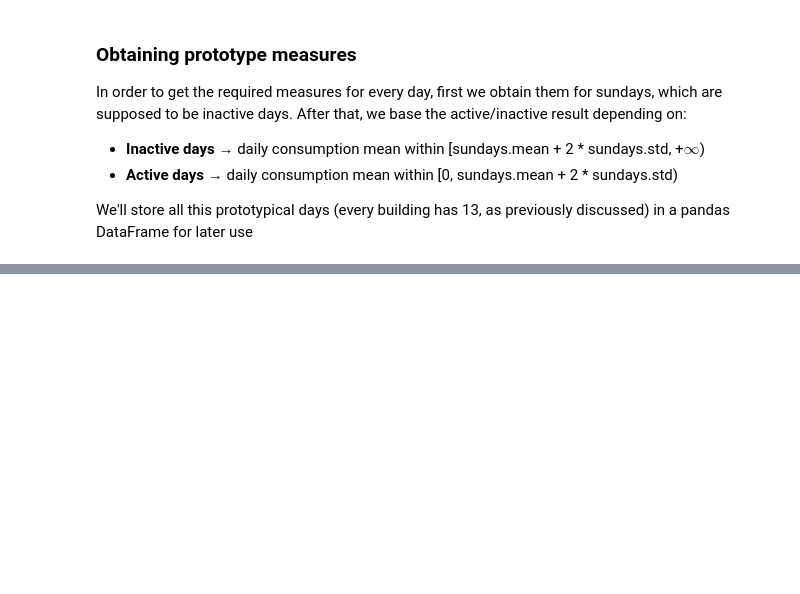
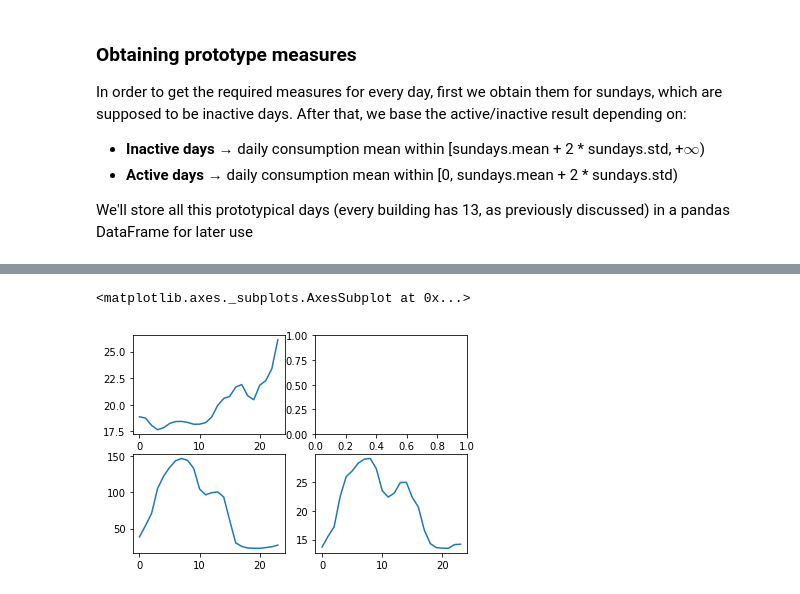
Before and after one commit to thmasker/DAntE, a Jupyter notebook: notebook/data-preprocessing/weekday_prototypes.ipynb, the cells around one changed output, grey strips where cells are left out. Drawn from its saved outputs; the diff is of its cells as text; code cells hidden in the pictures; blank space fills up the shorter version.

```diff
--- a/notebook/data-preprocessing/weekday_prototypes.ipynb
+++ b/notebook/data-preprocessing/weekday_prototypes.ipynb
@@ -66,10 +106,4 @@ def get_prototype(df: pd.DataFrame, counter_id: int, weekday: int, active: bool)
 # %%
-clean_df = raw_df.dropna()
-
-sundays = clean_df[clean_df.index.weekday == 6] # Select Sundays
-threshold = get_threshold(sundays)
-
-prototypes = get_prototype(sundays, counter_id, 6, False) # Get Sundays prototype
 for i in range(0, 6):
     df = clean_df[clean_df.index.weekday == i]
     df.loc[:, 'mean'] = df.mean(axis=1) # Calculate daily consumption mean
@@ -80,5 +114,6 @@ for i in range(0, 6):
     df_i = df.loc[df['mean'] < threshold] # Select inactive days
     prototypes = prototypes.append(get_prototype(df_i, counter_id, i, False))
 
+prototypes.reset_index(drop=True, inplace=True)
 prototypes
 # %% [output]
@@ -109,0 +135,8 @@ See the caveats in the documentation: https://pandas.pydata.org/pandas-docs/stab
+# %%
+fig, axes = plt.subplots(nrows=2, ncols=2)
+prototypes.iloc[0, 3:].plot(ax=axes[0,0])
+prototypes.iloc[1, 3:].plot(ax=axes[1,0])
+prototypes.iloc[2, 3:].plot(ax=axes[1,1])
+# %% [output]
+<matplotlib.axes._subplots.AxesSubplot at 0x...>
+[figure, added]
```
Also changed, not shown: parts of 4 cells of this notebook, 2 other files.
